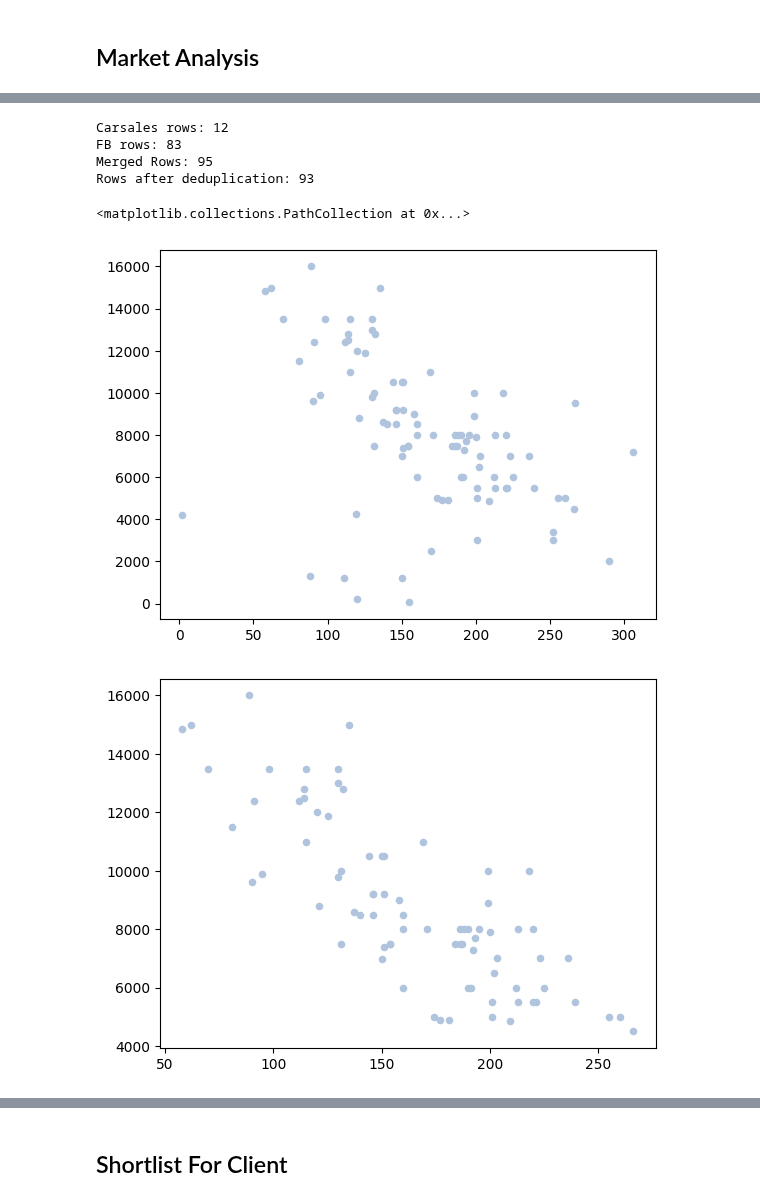
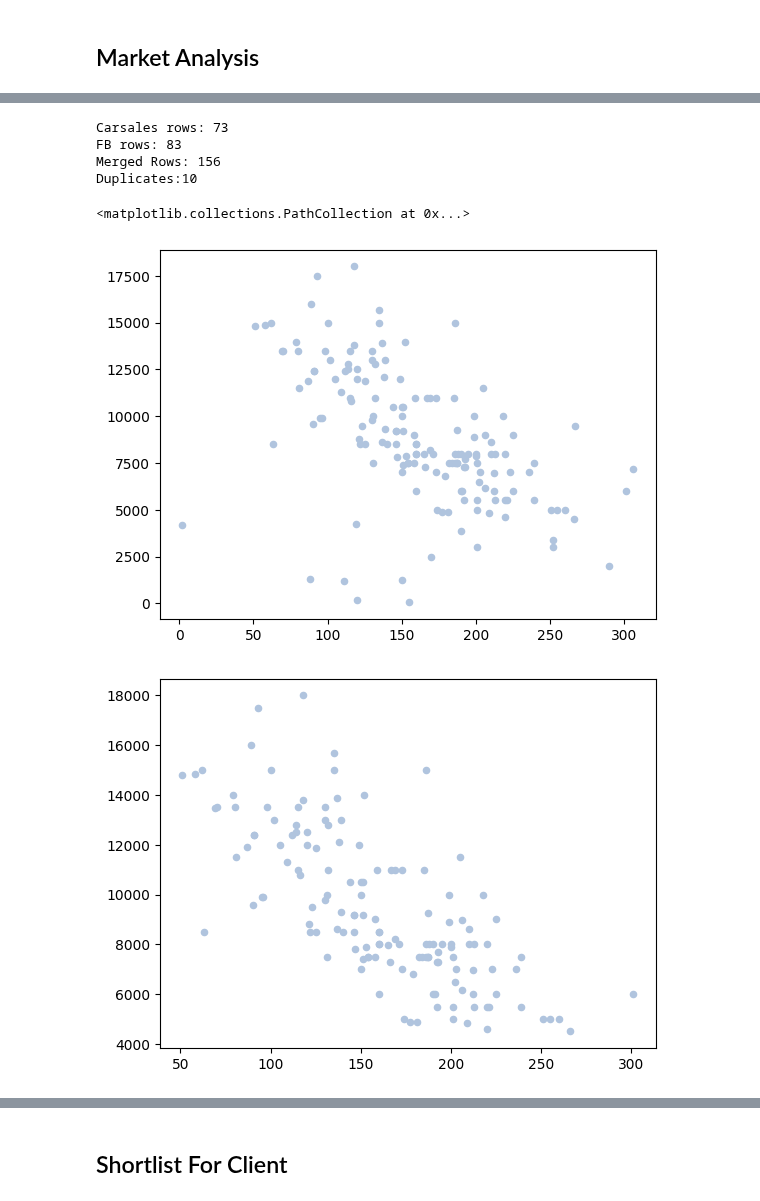
Before and after one commit to imrogerjiang/market_analysis, a Jupyter notebook: analytics.ipynb, the cells around one changed output, grey strips where cells are left out. Saved outputs shown, nothing was run; the diff lists cells and outputs as text; code cells hidden in the pictures.

```diff
--- a/analytics.ipynb
+++ b/analytics.ipynb
@@ -35,7 +35,7 @@ n_shortlisted = 10              # Number of shortlisted cars
 # %%
 # ---------- Constants ----------
 YEAR_MIN, YEAR_MAX = 1980, 2035
-ORDER: List[str] = ['href', 'year_make_model', 'trim', 'price', 'transmission', 'odometer', 'seller_type']
+ORDER: List[str] = ['href', 'year_make_model', 'trim', "listed_price", 'transmission', 'odometer', 'seller_type']
 
 YEAR_RE  = r'\b(19[89]\d|20[0-3]\d)\b'
 PRICE_RE = r'^\s*\$\s*[\d,]+(?:\.\d{2})?\b'
@@ -45,7 +45,7 @@ TX, SELLER = {'automatic', 'manual'}, {'private', 'dealer used'}
 
 THRESH: Dict[str, float] = {
     'year_make_model': 0.50,
-    'price':           0.60,
+    "listed_price":           0.60,
     'transmission':    0.80,
     'odometer':        0.60,
     'seller_type':     0.70,
@@ -61,7 +61,7 @@ def _yr_ok(s: pd.Series) -> pd.Series:
 
 PRED = {
     'year_make_model': lambda s: s.astype(str).pipe(_yr_ok) & s.astype(str).str.contains(r'[A-Za-z]', na=False),
-    'price':           lambda s: s.astype(str).str.match(PRICE_RE, na=False),
+    "listed_price":           lambda s: s.astype(str).str.match(PRICE_RE, na=False),
     'transmission':    lambda s: s.astype(str).str.strip().str.lower().isin(TX),
     'odometer':        lambda s: s.astype(str).str.match(ODOM_RE, flags=re.I, na=False),
     'seller_type':     lambda s: s.astype(str).str.strip().str.lower().isin(SELLER),
@@ -111,7 +111,7 @@ def clean_and_rename_cs(df: pd.DataFrame) -> pd.DataFrame:
     # Map columns
     if mapping['href'] is not None:
         out['href'] = df[mapping['href']]
-    for col in ['year_make_model', 'trim', 'price', 'transmission', 'odometer', 'seller_type']:
+    for col in ['year_make_model', 'trim', "listed_price", 'transmission', 'odometer', 'seller_type']:
         src = mapping.get(col)
         if src is not None:
             out[col] = df[src]
@@ -127,7 +127,7 @@ def clean_and_rename_cs(df: pd.DataFrame) -> pd.DataFrame:
         out['href'] = out['href'].astype(str).str.split('?').str[0]
 
     # Clean numeric columns
-    for col in ['price', 'odometer']:
+    for col in ["listed_price", 'odometer']:
         if col in out.columns:
             out[col] = (
                 out[col].astype(str)
@@ -145,7 +145,7 @@ def clean_and_rename_cs(df: pd.DataFrame) -> pd.DataFrame:
     out['date_scraped'] = datetime.today().date()
 
     # Build final tidy table
-    final_cols = ['href', 'year', 'make', 'model', 'price', 'trim', 'odometer', 'seller_type', 'date_scraped']
+    final_cols = ['href', 'year', 'make', 'model', "listed_price", 'trim', 'odometer', 'seller_type', 'date_scraped']
     return out[[c for c in final_cols if c in out.columns]]
 # %%
 # Reading all carsales csvs
@@ -158,10 +158,7 @@ for f in files:
 
 # Dropping duplicates
 cs['href'] = cs['href'].astype(str)
-cs = cs.drop_duplicates(subset=['href'], keep='first')
 print(f"{len(cs)} carsales listings total.")
-
-cs.head(5)
 
 # ╔═════════════════════════════╗
 # ║    🔎 VA TO CHECK OUTPUT    ║
@@ -193,7 +182,7 @@ def clean_fb(df):
     # Rename columns
     rename_columns = {
         "x1i10hfl href": "href",
-        "a": "price",
+        "a": "listed_price",
         "c": "location",
         "d": "odometer",
     }
@@ -209,21 +198,21 @@ def clean_fb(df):
     df["href"] = df['href'].str.split('?').str[0]
 
     # Convert price and odometer columns to integers
-    df=df[df['price']!="Free"]
-    df['price'] = df['price'].replace(r'[^\d]', '', regex=True).astype(float).astype('Int64')
+    df=df[df["listed_price"]!="Free"]
+    df["listed_price"] = df["listed_price"].replace(r'[^\d]', '', regex=True).astype(float).astype('Int64')
     df['odometer'] = df['odometer'].replace(r'[^\d]', '', regex=True).astype(float).astype('Int64')
 
     # Add a column with today's date
     df['date_scraped'] = datetime.today().date()
 
     # Removing listings with null values
-    df = df.dropna(subset=["price","odometer","year"])
+    df = df.dropna(subset=["listed_price","odometer","year"])
 
     # Remove crashed listings
-    df=df[df['price']!=12345]
+    df=df[df["listed_price"]!=12345]
 
     # Select only the required columns in order
-    final_columns = ['href', 'year', 'make', 'model', 'price', 'odometer', 'location', 'date_scraped']
+    final_columns = ['href', 'year', 'make', 'model', "listed_price", 'odometer', 'location', 'date_scraped']
     df = df[final_columns]
     return df
 # %%
@@ -283,8 +272,9 @@ except NameError:
     pass
 
 print(f"Merged Rows: {len(df)}")
-df=df.drop_duplicates(subset=['year', 'price', 'odometer'])
-print(f"Rows after deduplication: {len(df)}")
+
+dupes = df[df.duplicated(subset=['year', "listed_price", 'odometer'], keep=False)]
+print(f"Duplicates:{len(dupes)}")
 
 
 # ╔═════════════════════════════╗
@@ -294,15 +284,15 @@ print(f"Rows after deduplication: {len(df)}")
 
 # ╚═════════════════════════════╝
 # %% [output]
-Carsales rows: 12
+Carsales rows: 73
 FB rows: 83
-Merged Rows: 95
-Rows after deduplication: 93
+Merged Rows: 156
+Duplicates:10
 # %%
-plt.scatter(df['odometer'], df['price'], label='Data', color='lightsteelblue', s=20)
+plt.scatter(df['odometer'], df["listed_price"], label='Data', color='lightsteelblue', s=20)
 # %% [output]
 <matplotlib.collections.PathCollection at 0x...>
-[figure, old version]
+[figure, new version]
 # %%
 df1 = df
 # ╔═════════════════════════════╗
@@ -313,38 +303,38 @@ df1 = df
 # I changed the logic so that it
 # removes according to the condition
 # instead of keeps to the condition
 # Please drop me a message if it doesn't make sense
 
 
 # Removing listings with unrealistic low price
-df1 = df1[~(df1["price"]<4000)]
+df1 = df1[~(df1["listed_price"]<4000)]
 
 # Remove listings with high odometer
 # df1 = df1[~(df1["odometer"]>270)]
 
 # Remove listings with unrealistic low odometer
 # df1 = df1[~(df1["odometer"]<30)]
 
 # Custom keep: Remove listings where odometer < 150 AND price > 5000
 df1 = df1[~(
     (df1["odometer"]<150) &
-     (df1["price"]<5000)
+     (df1["listed_price"]<5000)
      )]
 
 df1 = df1[~(
     (df1["odometer"]>250) &
-     (df1["price"]>6000)
+     (df1["listed_price"]>6000)
      )]
 
 
 # ╚═════════════════════════════╝
 
-plt.scatter(df1['odometer'], df1['price'], label='Data', color='lightsteelblue', s=20)
+plt.scatter(df1['odometer'], df1["listed_price"], label='Data', color='lightsteelblue', s=20)
 # Save file
 # df.to_csv(f"{path}/{model_short}_all.csv", index=False)
 df1.to_csv(f"/content/drive/Shareddrives/data/market_analysis/{client_id}_{model_short}.csv", index=False)
 # %% [output]
-[figure, old version]
+[figure, new version]
 # %%
 # 0) Work on a real copy (kills SettingWithCopyWarning)
 df1 = df1.copy()
```
Also changed, not shown: parts of 15 cells of this notebook.
